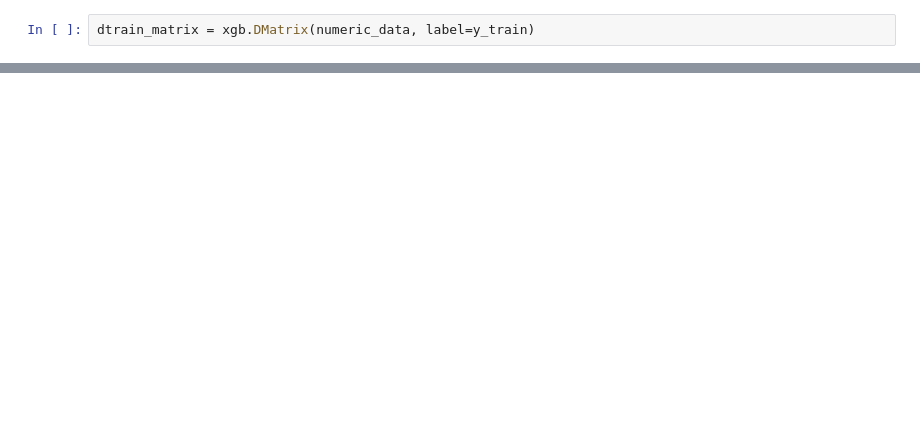
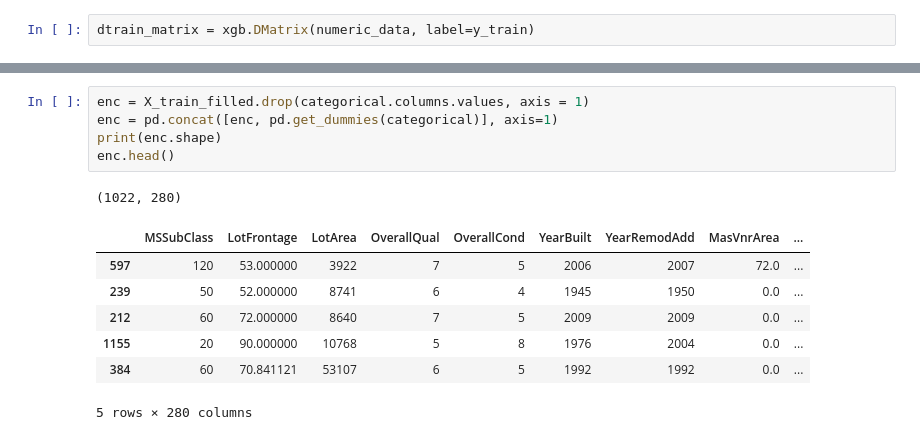
Before and after one commit to Altair200333/ML_tasks, a Jupyter notebook: task4/analize_data.ipynb, the cells around one changed output, grey strips where cells are left out. Saved outputs shown, nothing was run; the diff lists cells and outputs as text; blank space fills up the shorter version.

```diff
--- a/task4/analize_data.ipynb
+++ b/task4/analize_data.ipynb
@@ -75,0 +110,14 @@ cv_results.head()
+# %%
+enc = X_train_filled.drop(categorical.columns.values, axis = 1)
+enc = pd.concat([enc, pd.get_dummies(categorical)], axis=1)
+print(enc.shape)
+enc.head()
+# %% [output]
+(1022, 280)
+|  | MSSubClass | LotFrontage | LotArea | OverallQual | OverallCond | YearBuilt | YearRemodAdd | MasVnrArea | ... |
+| 597 | 120 | 53.000000 | 3922 | 7 | 5 | 2006 | 2007 | 72.0 | ... |
+| 239 | 50 | 52.000000 | 8741 | 6 | 4 | 1945 | 1950 | 0.0 | ... |
+| 212 | 60 | 72.000000 | 8640 | 7 | 5 | 2009 | 2009 | 0.0 | ... |
+| 1155 | 20 | 90.000000 | 10768 | 5 | 8 | 1976 | 2004 | 0.0 | ... |
+| 384 | 60 | 70.841121 | 53107 | 6 | 5 | 1992 | 1992 | 0.0 | ... |
+5 rows × 280 columns
```
Also changed, not shown: parts of 10 cells of this notebook.
